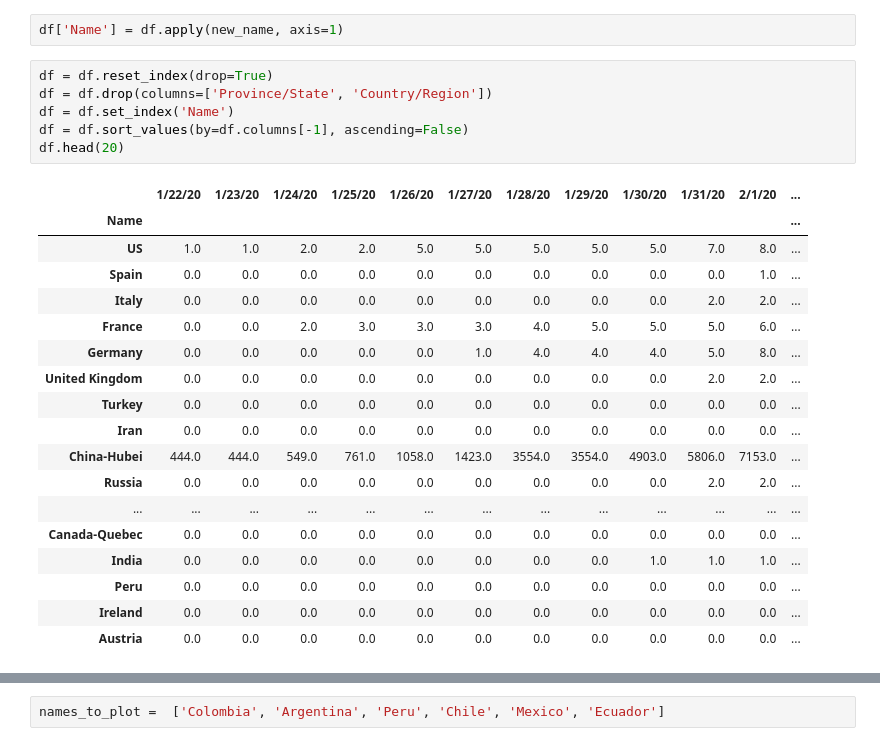
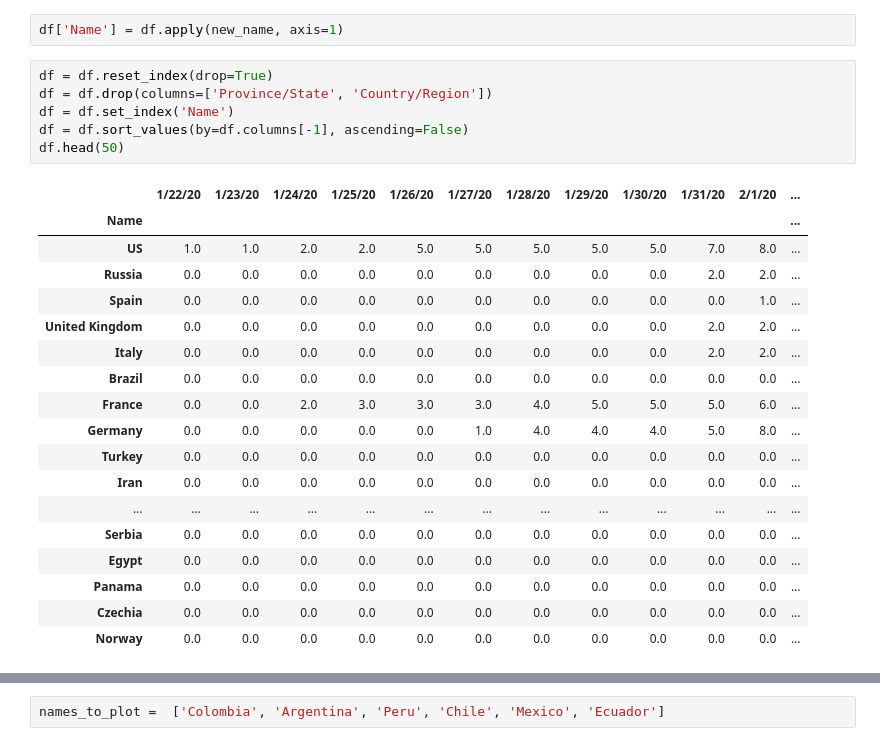
Before and after one commit to cvelas31/resources, a Jupyter notebook: covid/total_cases_plots.ipynb, the cells around one changed output, grey strips where cells are left out. Cells and saved outputs as stored; diff of their text form.

```diff
--- a/covid/total_cases_plots.ipynb
+++ b/covid/total_cases_plots.ipynb
@@ -67,28 +67,28 @@ df['Name'] = df.apply(new_name, axis=1)
 # %%
 df = df.reset_index(drop=True)
 df = df.drop(columns=['Province/State', 'Country/Region'])
 df = df.set_index('Name')
 df = df.sort_values(by=df.columns[-1], ascending=False)
-df.head(20)
+df.head(50)
 # %% [output]
 |  | 1/22/20 | 1/23/20 | 1/24/20 | 1/25/20 | 1/26/20 | 1/27/20 | 1/28/20 | 1/29/20 | 1/30/20 | 1/31/20 | 2/1/20 | ... |
 | Name |  |  |  |  |  |  |  |  |  |  |  | ... |
 | US | 1.0 | 1.0 | 2.0 | 2.0 | 5.0 | 5.0 | 5.0 | 5.0 | 5.0 | 7.0 | 8.0 | ... |
+| Russia | 0.0 | 0.0 | 0.0 | 0.0 | 0.0 | 0.0 | 0.0 | 0.0 | 0.0 | 2.0 | 2.0 | ... |
 | Spain | 0.0 | 0.0 | 0.0 | 0.0 | 0.0 | 0.0 | 0.0 | 0.0 | 0.0 | 0.0 | 1.0 | ... |
+| United Kingdom | 0.0 | 0.0 | 0.0 | 0.0 | 0.0 | 0.0 | 0.0 | 0.0 | 0.0 | 2.0 | 2.0 | ... |
 | Italy | 0.0 | 0.0 | 0.0 | 0.0 | 0.0 | 0.0 | 0.0 | 0.0 | 0.0 | 2.0 | 2.0 | ... |
+| Brazil | 0.0 | 0.0 | 0.0 | 0.0 | 0.0 | 0.0 | 0.0 | 0.0 | 0.0 | 0.0 | 0.0 | ... |
 | France | 0.0 | 0.0 | 2.0 | 3.0 | 3.0 | 3.0 | 4.0 | 5.0 | 5.0 | 5.0 | 6.0 | ... |
 | Germany | 0.0 | 0.0 | 0.0 | 0.0 | 0.0 | 1.0 | 4.0 | 4.0 | 4.0 | 5.0 | 8.0 | ... |
-| United Kingdom | 0.0 | 0.0 | 0.0 | 0.0 | 0.0 | 0.0 | 0.0 | 0.0 | 0.0 | 2.0 | 2.0 | ... |
 | Turkey | 0.0 | 0.0 | 0.0 | 0.0 | 0.0 | 0.0 | 0.0 | 0.0 | 0.0 | 0.0 | 0.0 | ... |
 | Iran | 0.0 | 0.0 | 0.0 | 0.0 | 0.0 | 0.0 | 0.0 | 0.0 | 0.0 | 0.0 | 0.0 | ... |
-| China-Hubei | 444.0 | 444.0 | 549.0 | 761.0 | 1058.0 | 1423.0 | 3554.0 | 3554.0 | 4903.0 | 5806.0 | 7153.0 | ... |
-| Russia | 0.0 | 0.0 | 0.0 | 0.0 | 0.0 | 0.0 | 0.0 | 0.0 | 0.0 | 2.0 | 2.0 | ... |
 | ... | ... | ... | ... | ... | ... | ... | ... | ... | ... | ... | ... | ... |
-| Canada-Quebec | 0.0 | 0.0 | 0.0 | 0.0 | 0.0 | 0.0 | 0.0 | 0.0 | 0.0 | 0.0 | 0.0 | ... |
-| India | 0.0 | 0.0 | 0.0 | 0.0 | 0.0 | 0.0 | 0.0 | 0.0 | 1.0 | 1.0 | 1.0 | ... |
-| Peru | 0.0 | 0.0 | 0.0 | 0.0 | 0.0 | 0.0 | 0.0 | 0.0 | 0.0 | 0.0 | 0.0 | ... |
-| Ireland | 0.0 | 0.0 | 0.0 | 0.0 | 0.0 | 0.0 | 0.0 | 0.0 | 0.0 | 0.0 | 0.0 | ... |
-| Austria | 0.0 | 0.0 | 0.0 | 0.0 | 0.0 | 0.0 | 0.0 | 0.0 | 0.0 | 0.0 | 0.0 | ... |
+| Serbia | 0.0 | 0.0 | 0.0 | 0.0 | 0.0 | 0.0 | 0.0 | 0.0 | 0.0 | 0.0 | 0.0 | ... |
+| Egypt | 0.0 | 0.0 | 0.0 | 0.0 | 0.0 | 0.0 | 0.0 | 0.0 | 0.0 | 0.0 | 0.0 | ... |
+| Panama | 0.0 | 0.0 | 0.0 | 0.0 | 0.0 | 0.0 | 0.0 | 0.0 | 0.0 | 0.0 | 0.0 | ... |
+| Czechia | 0.0 | 0.0 | 0.0 | 0.0 | 0.0 | 0.0 | 0.0 | 0.0 | 0.0 | 0.0 | 0.0 | ... |
+| Norway | 0.0 | 0.0 | 0.0 | 0.0 | 0.0 | 0.0 | 0.0 | 0.0 | 0.0 | 0.0 | 0.0 | ... |
 # %%
 df.index.tolist()
 # %% [output]
```
Also changed, not shown: parts of 10 cells of this notebook, 3 other files.
